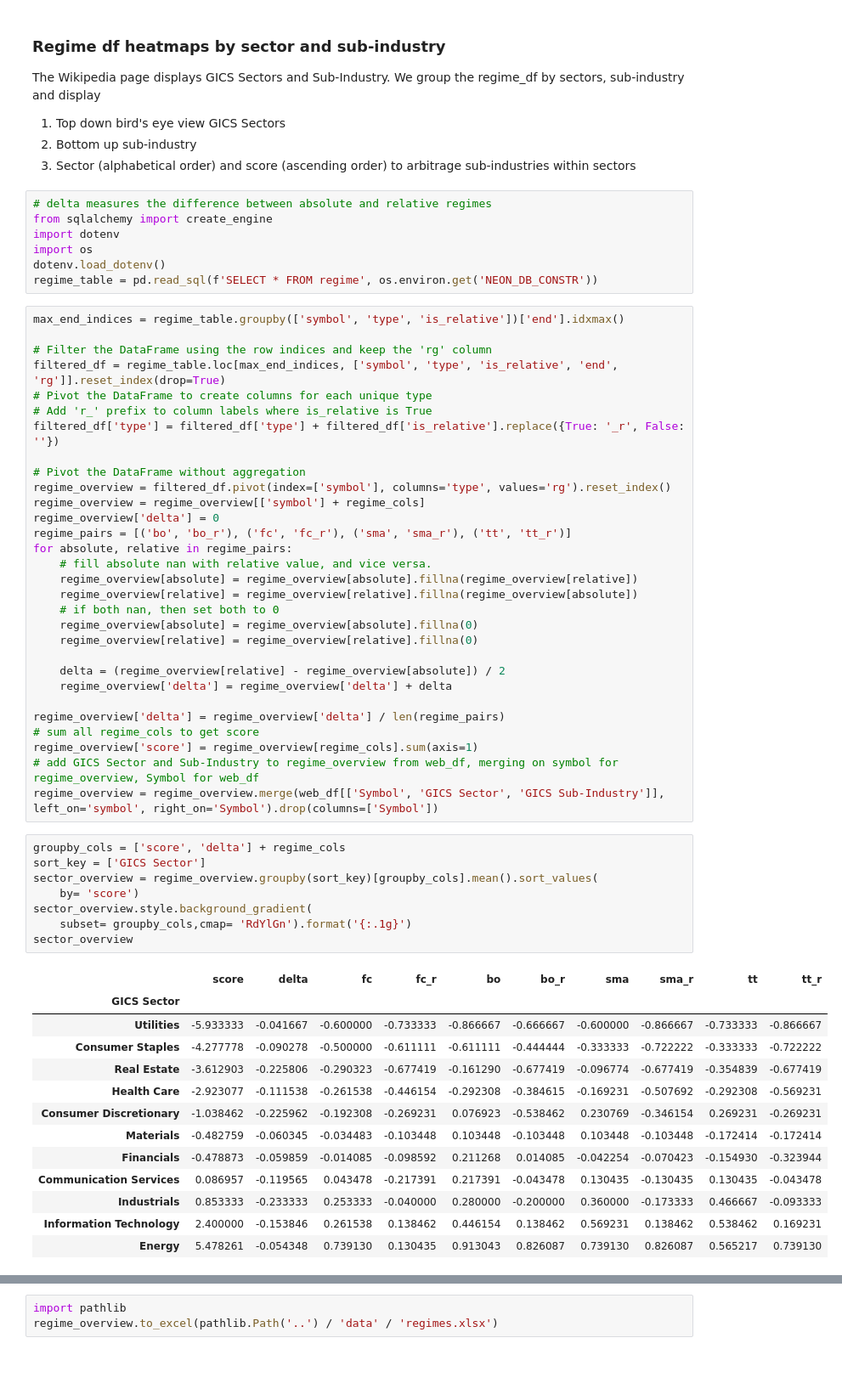
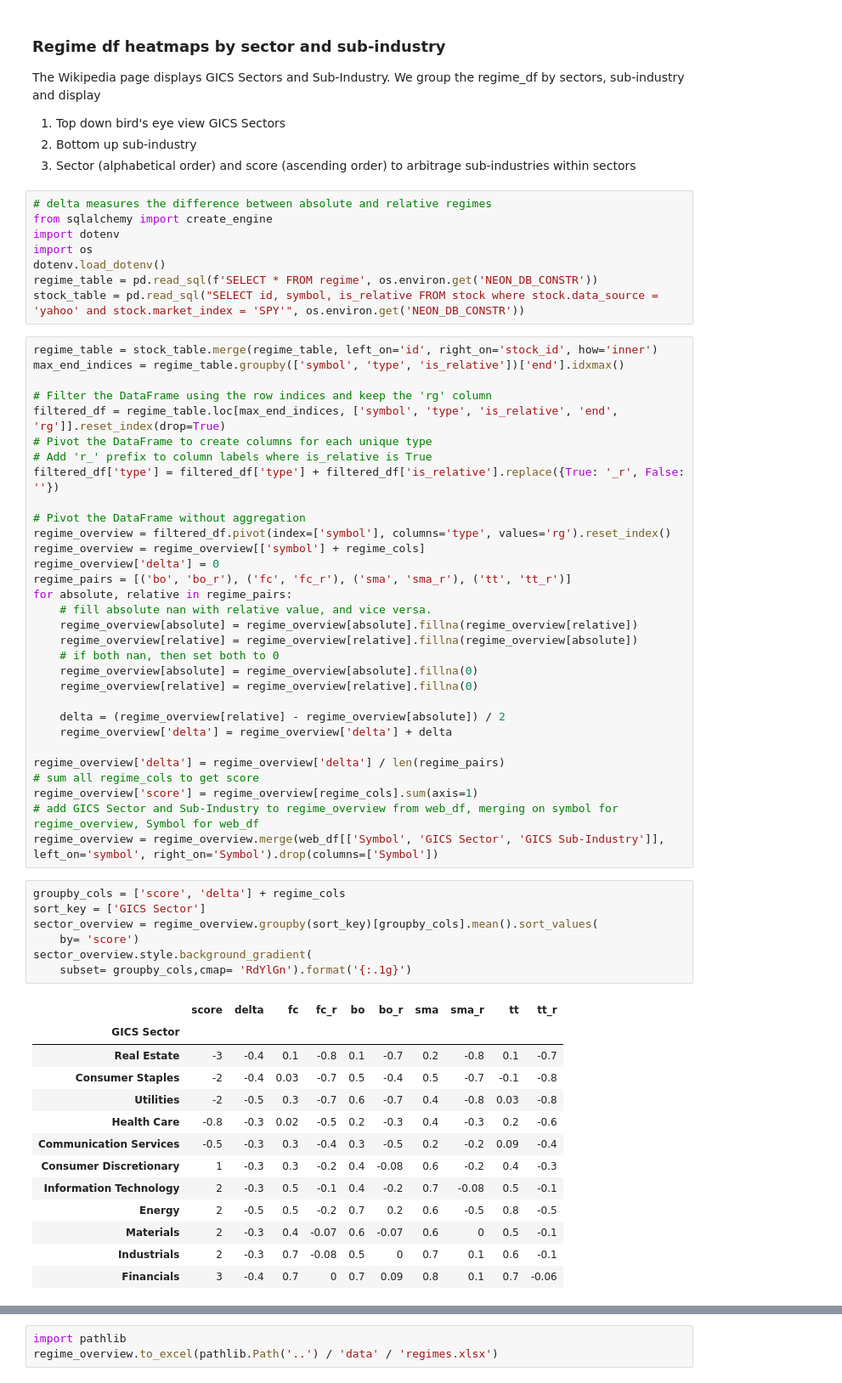
Before and after one commit to bjahnke/backtest_notebook, a Jupyter notebook: notes/market_scanner.ipynb, the cells around one changed output, grey strips where cells are left out. Shown at 85% size. Drawn from its saved outputs; the diff is of its cells as text.

```diff
--- a/notes/market_scanner.ipynb
+++ b/notes/market_scanner.ipynb
@@ -165,7 +165,9 @@ import dotenv
 import os
 dotenv.load_dotenv()
 regime_table = pd.read_sql(f'SELECT * FROM regime', os.environ.get('NEON_DB_CONSTR'))
+stock_table = pd.read_sql("SELECT id, symbol, is_relative FROM stock where stock.data_source = 'yahoo' and stock.market_index = 'SPY'", os.environ.get('NEON_DB_CONSTR'))
 # %%
+regime_table = stock_table.merge(regime_table, left_on='id', right_on='stock_id', how='inner')
 max_end_indices = regime_table.groupby(['symbol', 'type', 'is_relative'])['end'].idxmax()
 
 # Filter the DataFrame using the row indices and keep the 'rg' column
@@ -198,25 +200,24 @@ regime_overview = regime_overview.merge(web_df[['Symbol', 'GICS Sector', 'GICS S
 # %%
 groupby_cols = ['score', 'delta'] + regime_cols
 sort_key = ['GICS Sector']
 sector_overview = regime_overview.groupby(sort_key)[groupby_cols].mean().sort_values(
     by= 'score')
 sector_overview.style.background_gradient(
     subset= groupby_cols,cmap= 'RdYlGn').format('{:.1g}')
-sector_overview
 # %% [output]
 |  | score | delta | fc | fc_r | bo | bo_r | sma | sma_r | tt | tt_r |
 | GICS Sector |  |  |  |  |  |  |  |  |  |  |
-| Utilities | -5.933333 | -0.041667 | -0.600000 | -0.733333 | -0.866667 | -0.666667 | -0.600000 | -0.866667 | -0.733333 | -0.866667 |
-| Consumer Staples | -4.277778 | -0.090278 | -0.500000 | -0.611111 | -0.611111 | -0.444444 | -0.333333 | -0.722222 | -0.333333 | -0.722222 |
-| Real Estate | -3.612903 | -0.225806 | -0.290323 | -0.677419 | -0.161290 | -0.677419 | -0.096774 | -0.677419 | -0.354839 | -0.677419 |
-| Health Care | -2.923077 | -0.111538 | -0.261538 | -0.446154 | -0.292308 | -0.384615 | -0.169231 | -0.507692 | -0.292308 | -0.569231 |
-| Consumer Discretionary | -1.038462 | -0.225962 | -0.192308 | -0.269231 | 0.076923 | -0.538462 | 0.230769 | -0.346154 | 0.269231 | -0.269231 |
-| Materials | -0.482759 | -0.060345 | -0.034483 | -0.103448 | 0.103448 | -0.103448 | 0.103448 | -0.103448 | -0.172414 | -0.172414 |
-| Financials | -0.478873 | -0.059859 | -0.014085 | -0.098592 | 0.211268 | 0.014085 | -0.042254 | -0.070423 | -0.154930 | -0.323944 |
-| Communication Services | 0.086957 | -0.119565 | 0.043478 | -0.217391 | 0.217391 | -0.043478 | 0.130435 | -0.130435 | 0.130435 | -0.043478 |
-| Industrials | 0.853333 | -0.233333 | 0.253333 | -0.040000 | 0.280000 | -0.200000 | 0.360000 | -0.173333 | 0.466667 | -0.093333 |
-| Information Technology | 2.400000 | -0.153846 | 0.261538 | 0.138462 | 0.446154 | 0.138462 | 0.569231 | 0.138462 | 0.538462 | 0.169231 |
-| Energy | 5.478261 | -0.054348 | 0.739130 | 0.130435 | 0.913043 | 0.826087 | 0.739130 | 0.826087 | 0.565217 | 0.739130 |
+| Real Estate | -3 | -0.4 | 0.1 | -0.8 | 0.1 | -0.7 | 0.2 | -0.8 | 0.1 | -0.7 |
+| Consumer Staples | -2 | -0.4 | 0.03 | -0.7 | 0.5 | -0.4 | 0.5 | -0.7 | -0.1 | -0.8 |
+| Utilities | -2 | -0.5 | 0.3 | -0.7 | 0.6 | -0.7 | 0.4 | -0.8 | 0.03 | -0.8 |
+| Health Care | -0.8 | -0.3 | 0.02 | -0.5 | 0.2 | -0.3 | 0.4 | -0.3 | 0.2 | -0.6 |
+| Communication Services | -0.5 | -0.3 | 0.3 | -0.4 | 0.3 | -0.5 | 0.2 | -0.2 | 0.09 | -0.4 |
+| Consumer Discretionary | 1 | -0.3 | 0.3 | -0.2 | 0.4 | -0.08 | 0.6 | -0.2 | 0.4 | -0.3 |
+| Information Technology | 2 | -0.3 | 0.5 | -0.1 | 0.4 | -0.2 | 0.7 | -0.08 | 0.5 | -0.1 |
+| Energy | 2 | -0.5 | 0.5 | -0.2 | 0.7 | 0.2 | 0.6 | -0.5 | 0.8 | -0.5 |
+| Materials | 2 | -0.3 | 0.4 | -0.07 | 0.6 | -0.07 | 0.6 | 0 | 0.5 | -0.1 |
+| Industrials | 2 | -0.3 | 0.7 | -0.08 | 0.5 | 0 | 0.7 | 0.1 | 0.6 | -0.1 |
+| Financials | 3 | -0.4 | 0.7 | 0 | 0.7 | 0.09 | 0.8 | 0.1 | 0.7 | -0.06 |
 # %%
 groupby_cols = ['score', 'delta'] + regime_cols
 sort_key = ['GICS Sub-Industry']
```
Also changed, not shown: parts of 4 cells of this notebook, 3 other files.
